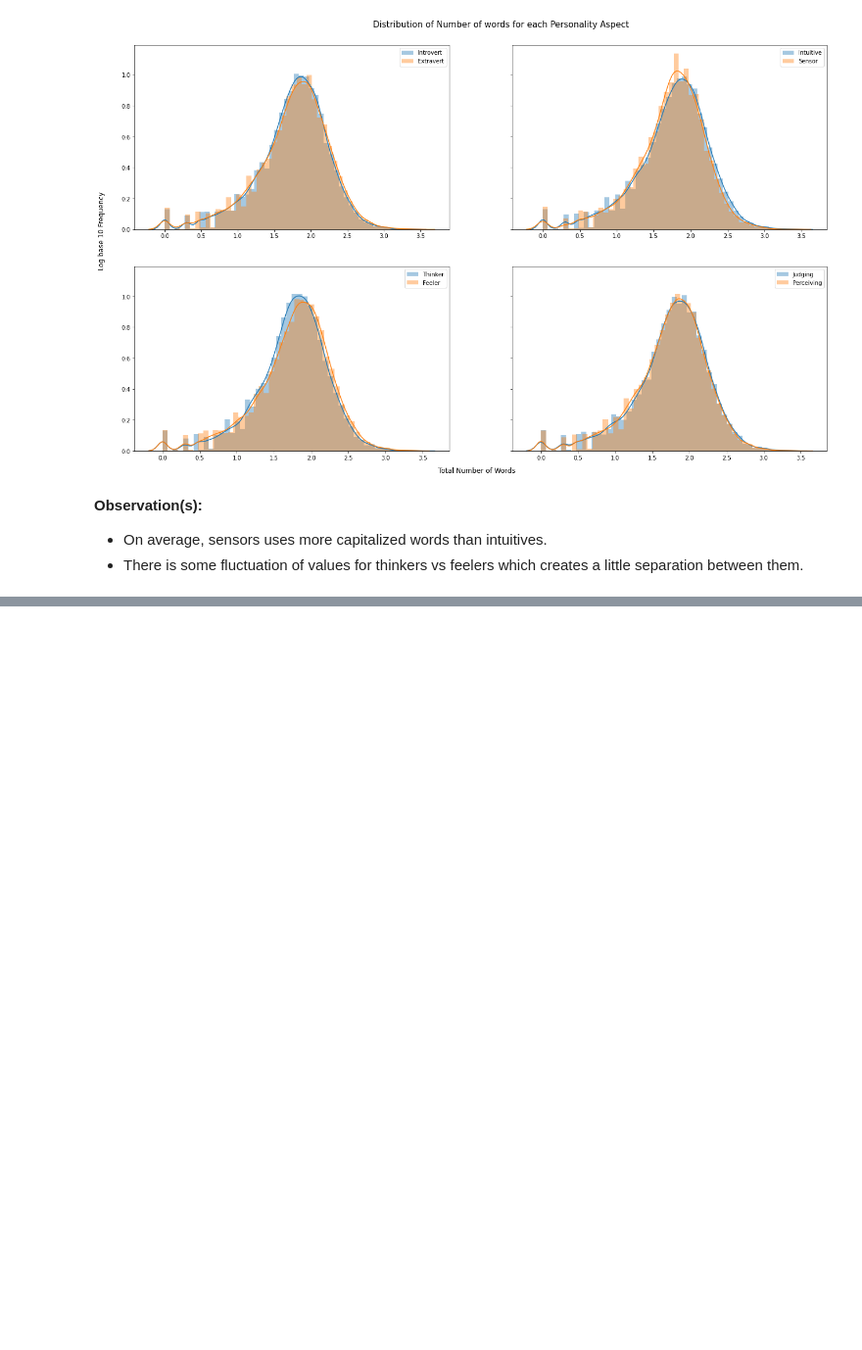
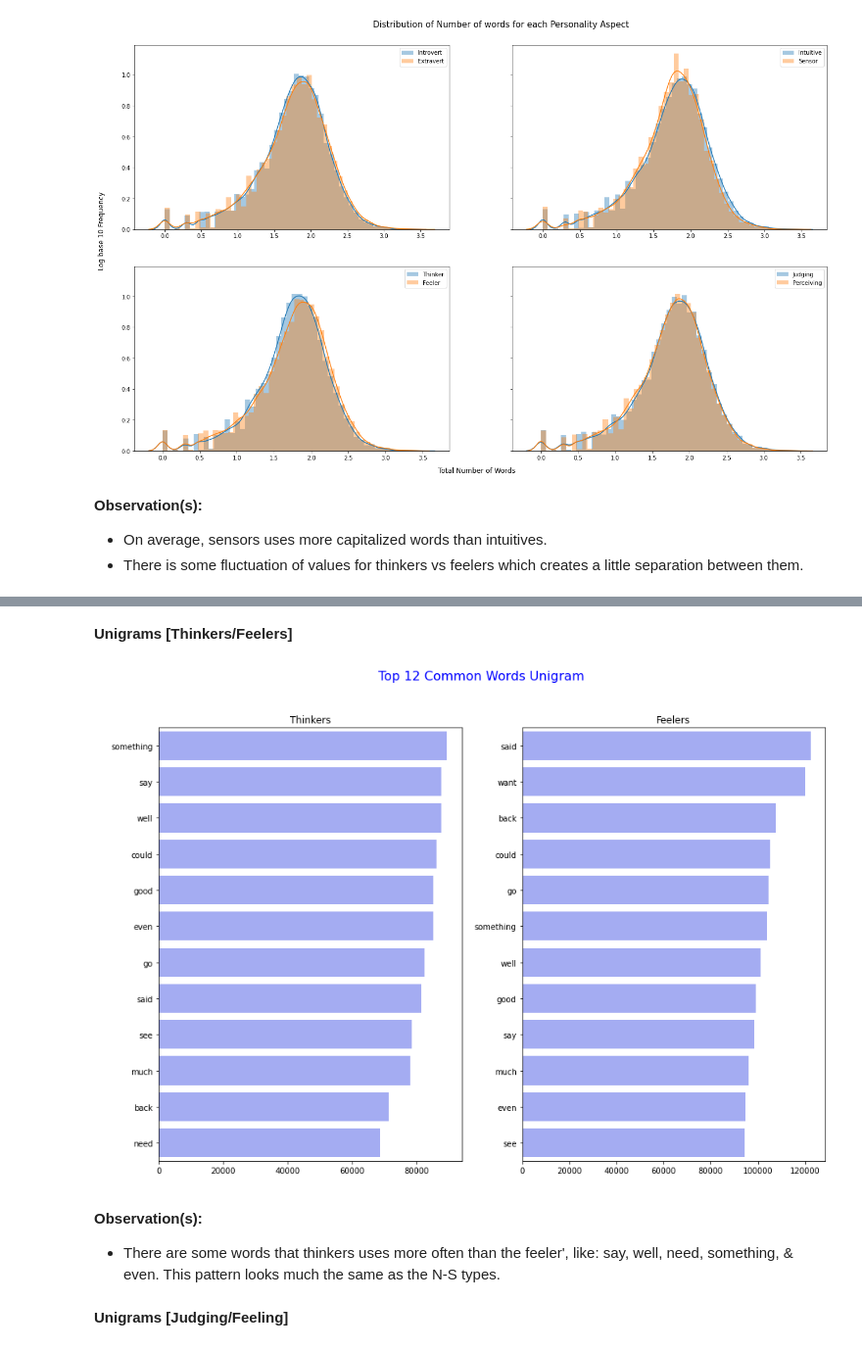
Before and after one commit to PHMark/project_mbti, a Jupyter notebook: personalitics/notebooks/Personalitics_Main.ipynb, the cells around one changed output, grey strips where cells are left out. Shown at 98% size. Drawn from its saved outputs; the diff is of its cells as text; code cells hidden in the pictures; blank space fills up the shorter version.

```diff
--- a/personalitics/notebooks/Personalitics_Main.ipynb
+++ b/personalitics/notebooks/Personalitics_Main.ipynb
@@ -1376,0 +1317,29 @@ len(list({'cc': 76738,
+# %% [markdown]
+<b> Unigrams [Thinkers/Feelers] </b>
+# %%
+# Thinkers
+T_text_feature_dict = vectorize_words(X_train_T, max_df=0.45)
+T_sorted_text_feature_dict = dict(sorted(T_text_feature_dict.items(),
+                                       key=lambda x: x[1], reverse=True))
+T_sorted_text_occur = np.array(list(T_sorted_text_feature_dict.values()))
+
+# Feelers
+F_text_feature_dict = vectorize_words(X_train_F, max_df=0.45)
+F_sorted_text_feature_dict = dict(sorted(F_text_feature_dict.items(),
+                                       key=lambda x: x[1], reverse=True))
+F_sorted_text_occur = np.array(list(F_sorted_text_feature_dict.values()))
+# %%
+plot_topn_words(d1={'x': list(T_sorted_text_feature_dict.values()),
+                    'y': list(T_sorted_text_feature_dict.keys())},
+                d2={'x': list(F_sorted_text_feature_dict.values()),
+                    'y': list(F_sorted_text_feature_dict.keys())},
+                title={'d1': 'Thinkers', 'd2': 'Feelers',
+                       'suptitle': 'Top {} Common Words Unigram'},
+                colors={'title': 'black', 'bar': '#97a2ff'}, n=12)
+# %% [output]
+[figure, added]
+# %% [markdown]
+<b> Observation(s): </b><br>
+*  There are some words that thinkers uses more often than the feeler', like: say, well, need, something, & even. This pattern looks much the same as the N-S types.
+# %% [markdown]
+<b> Unigrams [Judging/Feeling]
```
Also changed, not shown: parts of 158 cells of this notebook.
